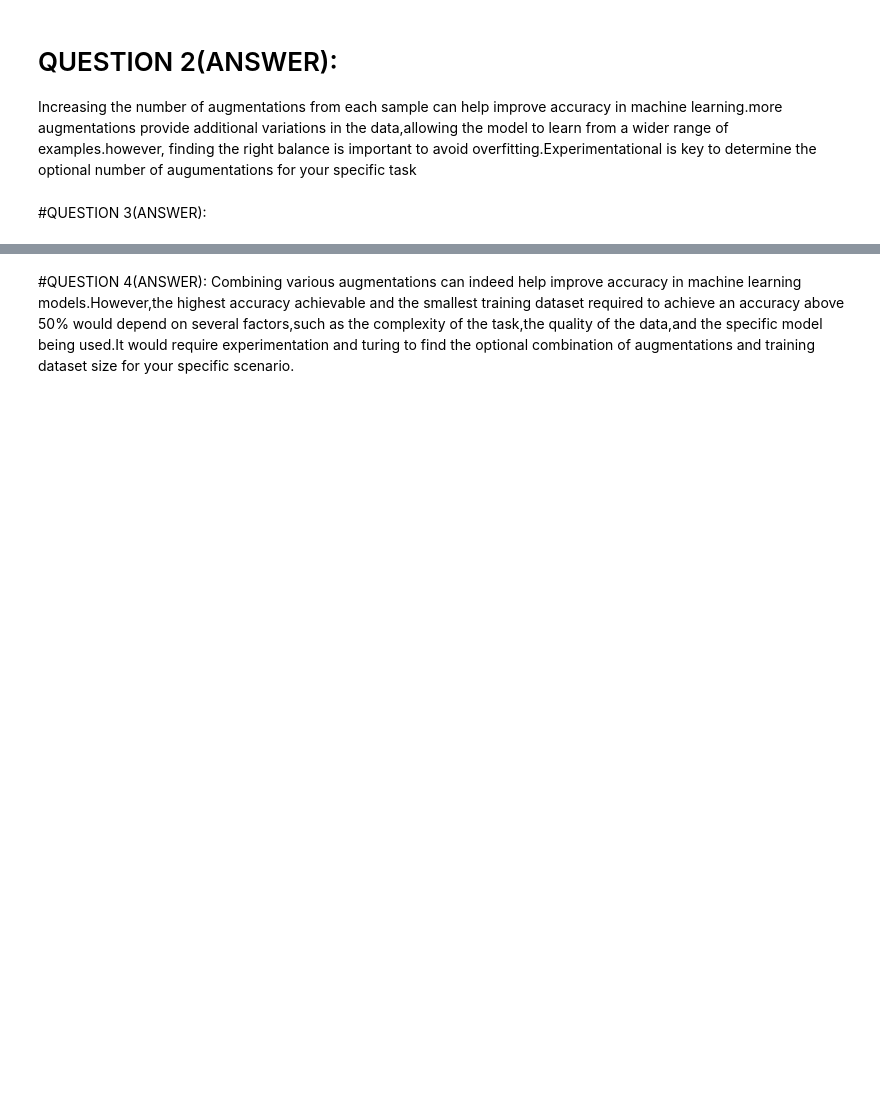
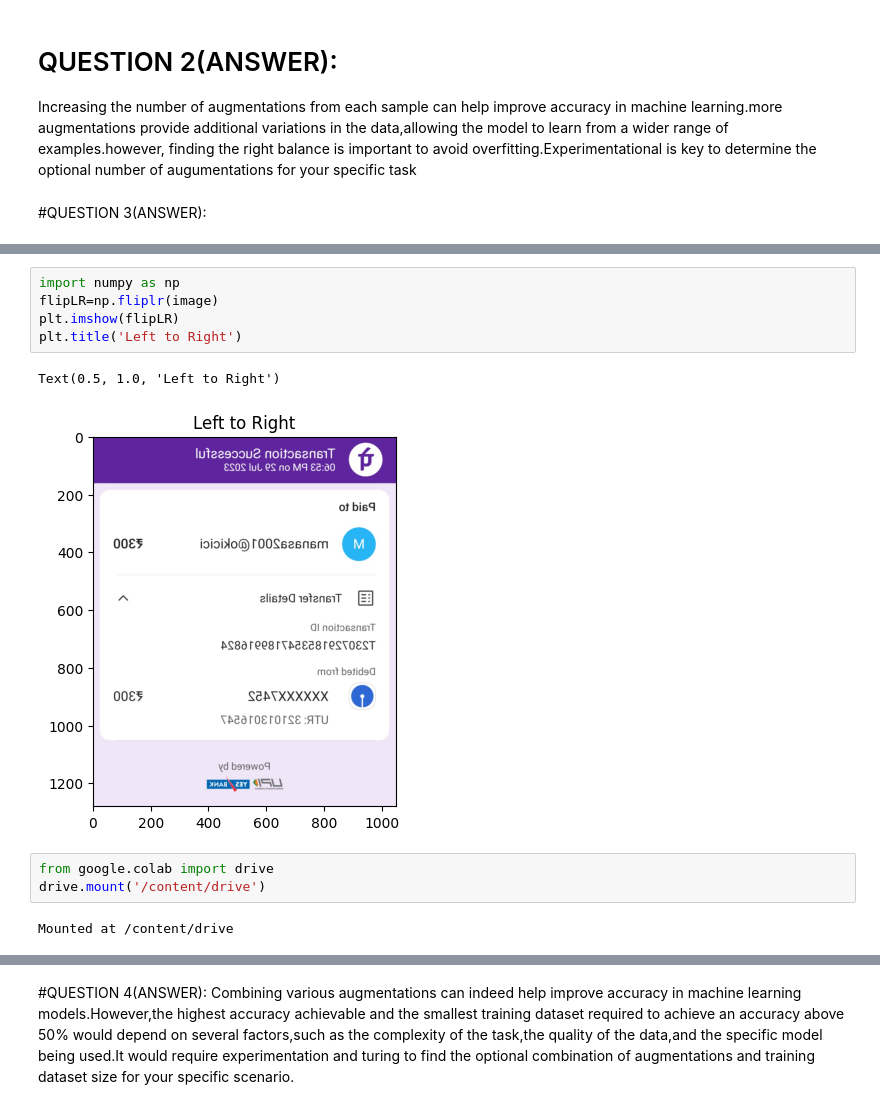
Before and after one commit to IllaJyoCodingPro/FMML_LAB-MODULES, a Jupyter notebook: Copy_of_Module_01_Lab_03_Augmentation.ipynb, the cells around one changed output, grey strips where cells are left out. Cells and saved outputs as stored; diff of their text form; blank space fills up the shorter version.

```diff
--- a/Copy_of_Module_01_Lab_03_Augmentation.ipynb
+++ b/Copy_of_Module_01_Lab_03_Augmentation.ipynb
@@ -360,0 +358,13 @@ DisabledFunctionError: ignored
+# %%
+import numpy as np
+flipLR=np.fliplr(image)
+plt.imshow(flipLR)
+plt.title('Left to Right')
+# %% [output]
+Text(0.5, 1.0, 'Left to Right')
+[figure, added]
+# %%
+from google.colab import drive
+drive.mount('/content/drive')
+# %% [output]
+Mounted at /content/drive
```
Also changed, not shown: parts of 10 cells of this notebook.
